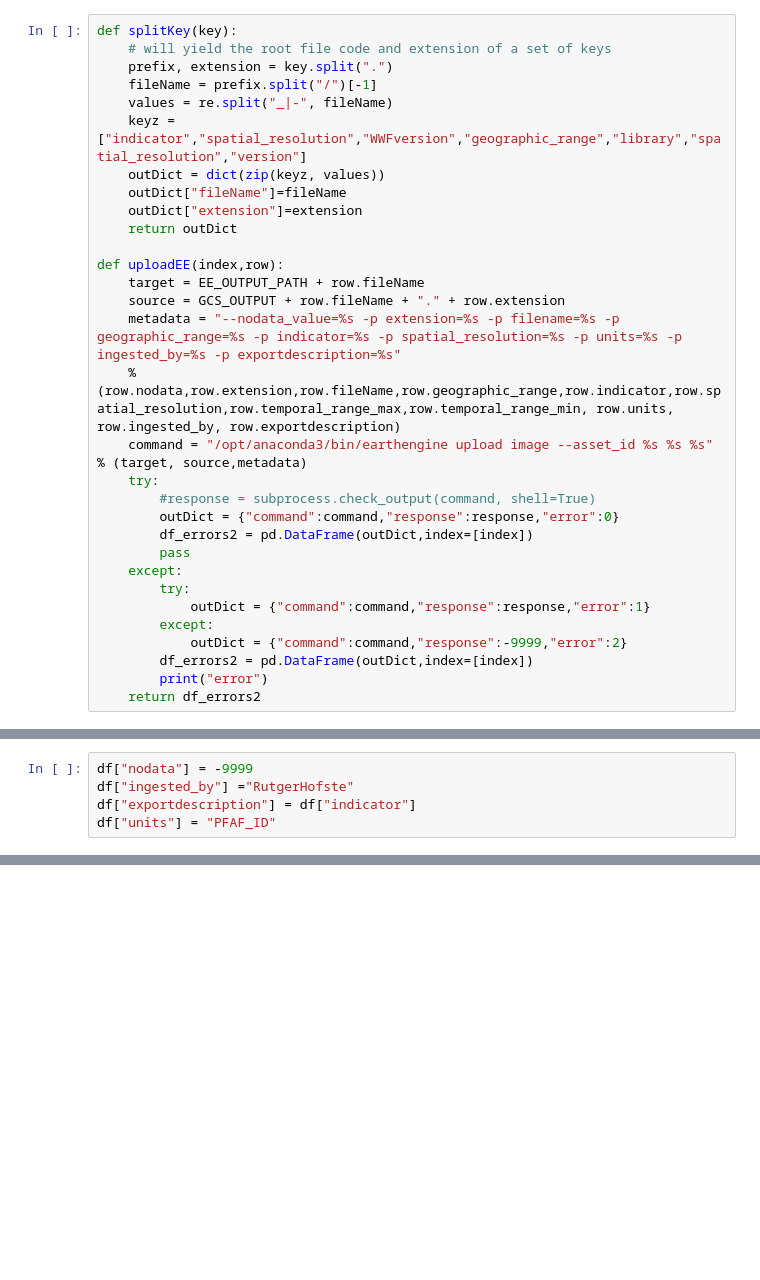
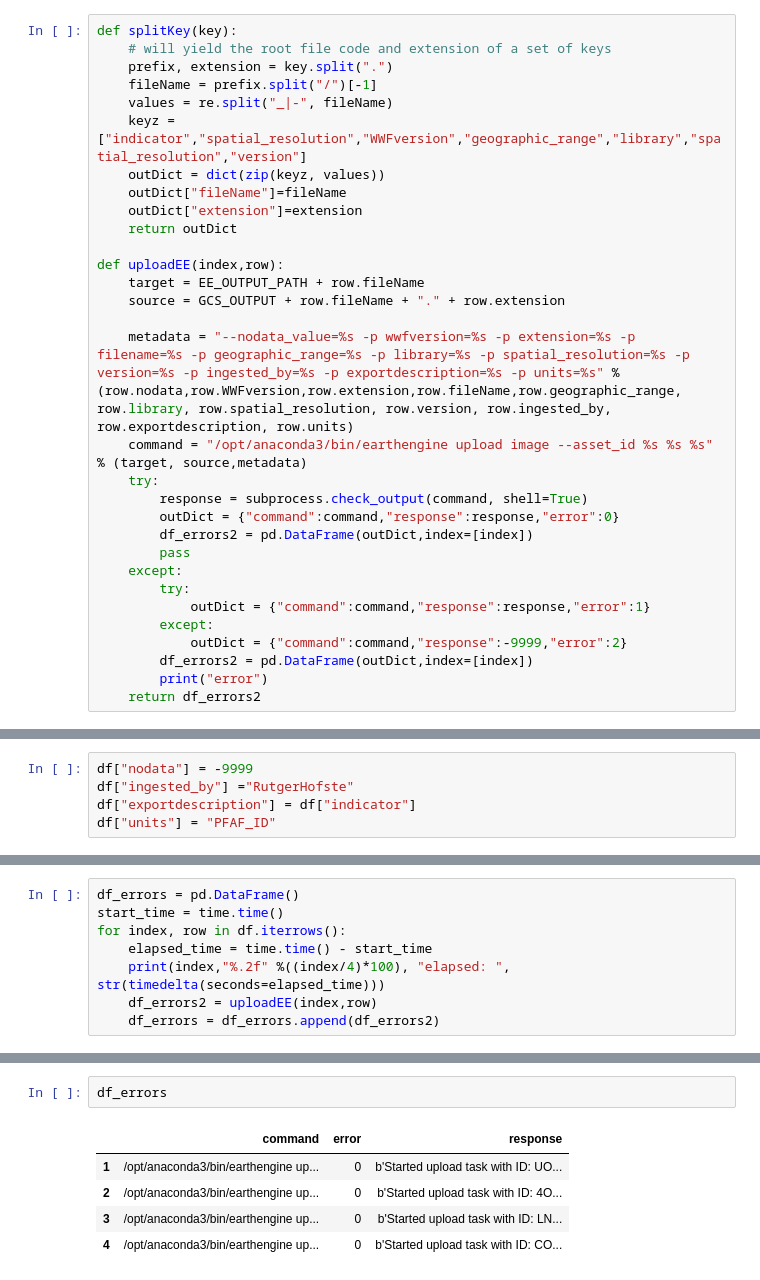
Before and after one commit to wri/Aqueduct30Docker, a Jupyter notebook: notebooks/production/Y2017M08D02_RH_Merge_HydroBasins_V01.ipynb, the cells around one changed output, grey strips where cells are left out. Cells and saved outputs as stored; diff of their text form; blank space fills up the shorter version.

```diff
--- a/notebooks/production/Y2017M08D02_RH_Merge_HydroBasins_V01.ipynb
+++ b/notebooks/production/Y2017M08D02_RH_Merge_HydroBasins_V01.ipynb
@@ -59,11 +61,11 @@ def splitKey(key):
 def uploadEE(index,row):
     target = EE_OUTPUT_PATH + row.fileName
     source = GCS_OUTPUT + row.fileName + "." + row.extension
-    metadata = "--nodata_value=%s -p extension=%s -p filename=%s -p geographic_range=%s -p indicator=%s -p spatial_resolution=%s -p units=%s -p ingested_by=%s -p exportdescription=%s"
-    %(row.nodata,row.extension,row.fileName,row.geographic_range,row.indicator,row.spatial_resolution,row.temporal_range_max,row.temporal_range_min, row.units, row.ingested_by, row.exportdescription)
+
+    metadata = "--nodata_value=%s -p wwfversion=%s -p extension=%s -p filename=%s -p geographic_range=%s -p library=%s -p spatial_resolution=%s -p version=%s -p ingested_by=%s -p exportdescription=%s -p units=%s" %(row.nodata,row.WWFversion,row.extension,row.fileName,row.geographic_range, row.library, row.spatial_resolution, row.version, row.ingested_by, row.exportdescription, row.units)
     command = "/opt/anaconda3/bin/earthengine upload image --asset_id %s %s %s" % (target, source,metadata)
     try:
-        #response = subprocess.check_output(command, shell=True)
+        response = subprocess.check_output(command, shell=True)
         outDict = {"command":command,"response":response,"error":0}
         df_errors2 = pd.DataFrame(outDict,index=[index])
         pass
@@ -249,0 +264,8 @@ df["units"] = "PFAF_ID"
+# %%
+df_errors = pd.DataFrame()
+start_time = time.time()
+for index, row in df.iterrows():
+    elapsed_time = time.time() - start_time
+    print(index,"%.2f" %((index/4)*100), "elapsed: ", str(timedelta(seconds=elapsed_time)))
+    df_errors2 = uploadEE(index,row)
+    df_errors = df_errors.append(df_errors2)
@@ -249,0 +277,8 @@ df["units"] = "PFAF_ID"
+# %%
+df_errors
+# %% [output]
+|  | command | error | response |
+| 1 | /opt/anaconda3/bin/earthengine up... | 0 | b'Started upload task with ID: UO... |
+| 2 | /opt/anaconda3/bin/earthengine up... | 0 | b'Started upload task with ID: 4O... |
+| 3 | /opt/anaconda3/bin/earthengine up... | 0 | b'Started upload task with ID: LN... |
+| 4 | /opt/anaconda3/bin/earthengine up... | 0 | b'Started upload task with ID: CO... |
```
Also changed, not shown: parts of 5 cells of this notebook, 1 other file.
